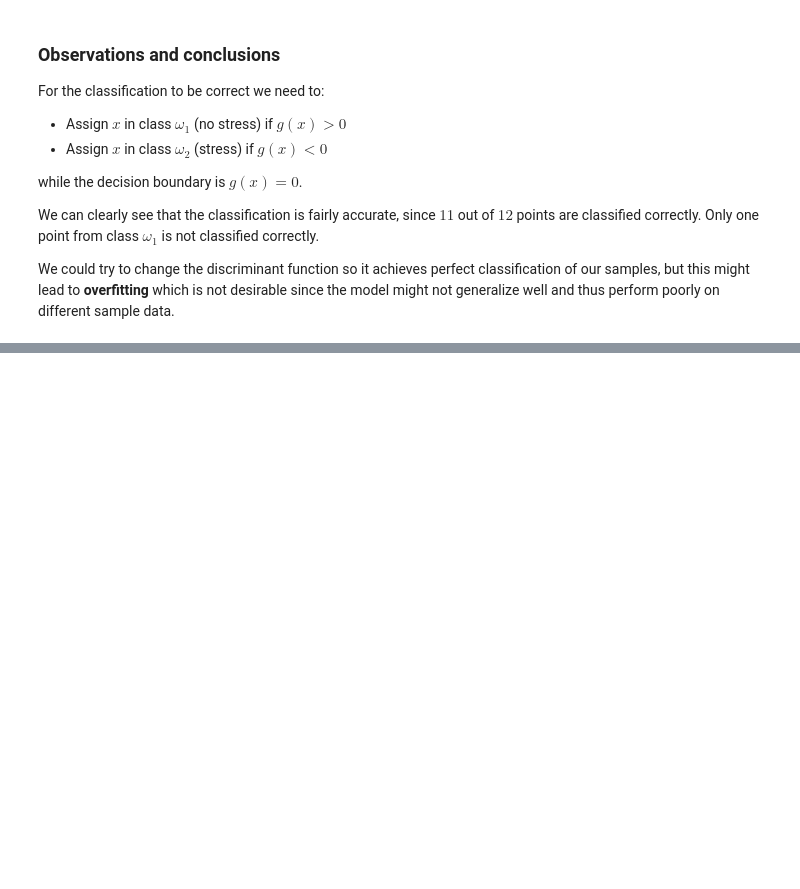
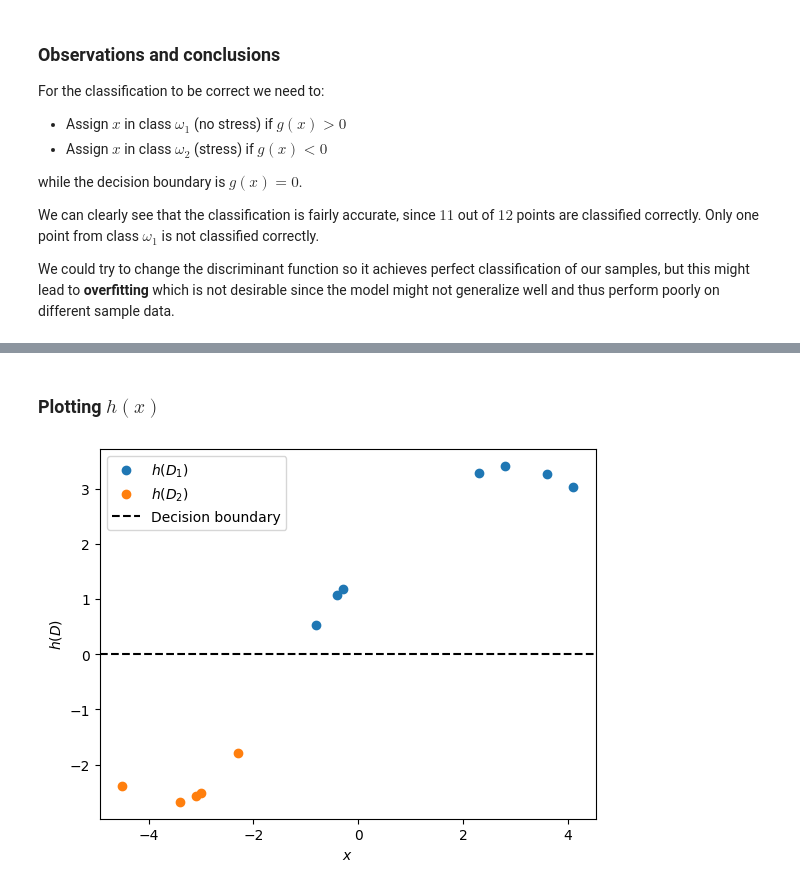
Before and after one commit to NontasBak/PR-Machine-Learning, a Jupyter notebook: Team40-AC.ipynb, the cells around one changed output, grey strips where cells are left out. Saved outputs shown, nothing was run; the diff lists cells and outputs as text; code cells hidden in the pictures; blank space fills up the shorter version.

```diff
--- a/Team40-AC.ipynb
+++ b/Team40-AC.ipynb
@@ -109,0 +162,26 @@ We could try to change the discriminant function so it achieves perfect classifi
+# %%
+def p_x_given_D (x, D, theta_values):
+    pdf_values = pdf(x, theta_values)
+    posterior_values = posterior(D, theta_values)
+    integral = [pdf(x, theta) * posterior_values[i] for i, theta in enumerate(theta_values)]
+    return np.trapezoid(integral, theta_values)
+
+def predict (x, apriori_P1, apriori_P2, theta_values):
+    p_x_given_D1 = p_x_given_D(x, D1, theta_values)
+    p_x_given_D2 = p_x_given_D(x, D2, theta_values)
+    return np.log(p_x_given_D1) - np.log(p_x_given_D2) + np.log(apriori_P1) - np.log(apriori_P2)
+# %% [markdown]
+### Plotting $h(x)$
+# %%
+h_D1_values = [predict(x, apriori_P1, apriori_P2, theta_values) for x in D1]
+h_D2_values = [predict(x, apriori_P1, apriori_P2, theta_values) for x in D2]
+
+plt.plot(D1, h_D1_values, 'o', label=r'$h(D_1)$')
+plt.plot(D2, h_D2_values, 'o', label=r'$h(D_2)$')
+plt.axhline(0, color='black', linestyle='--', label='Decision boundary')
+plt.xlabel(r'$x$')
+plt.ylabel(r'$h(D)$')
+plt.legend()
+plt.show()
+# %% [output]
+[figure, added]
```
Also changed, not shown: parts of 9 cells of this notebook.
